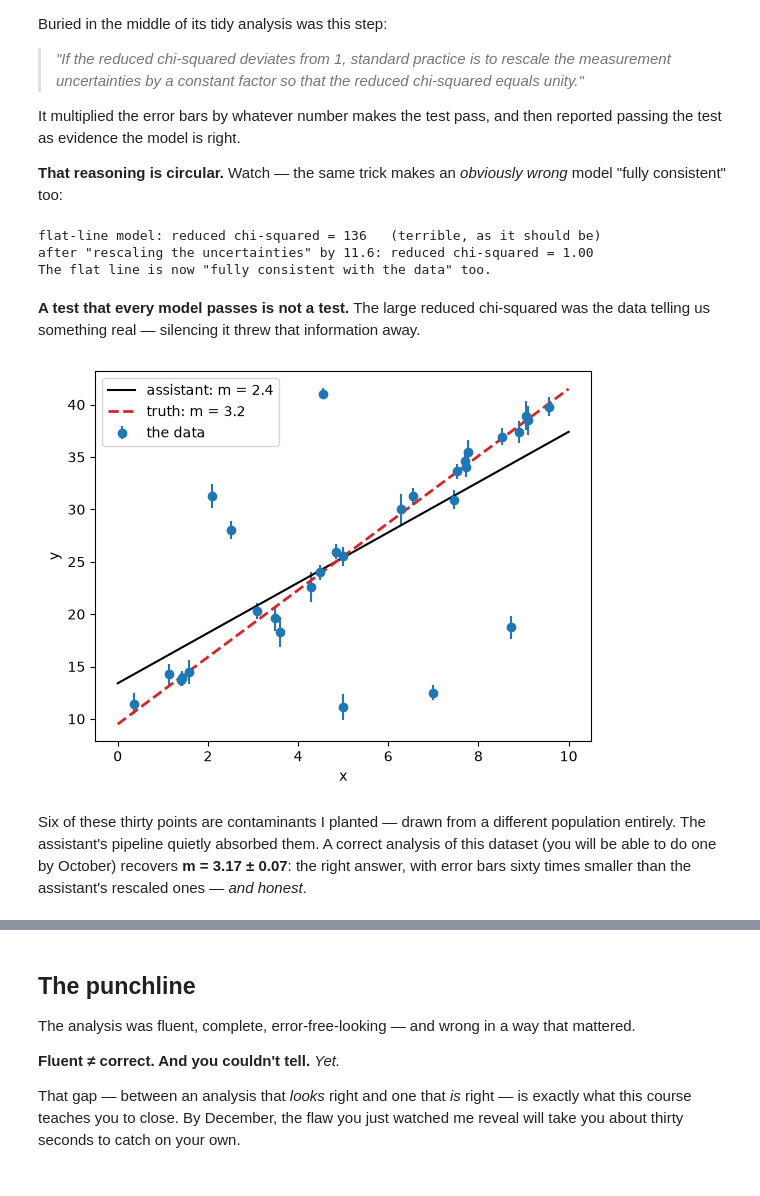
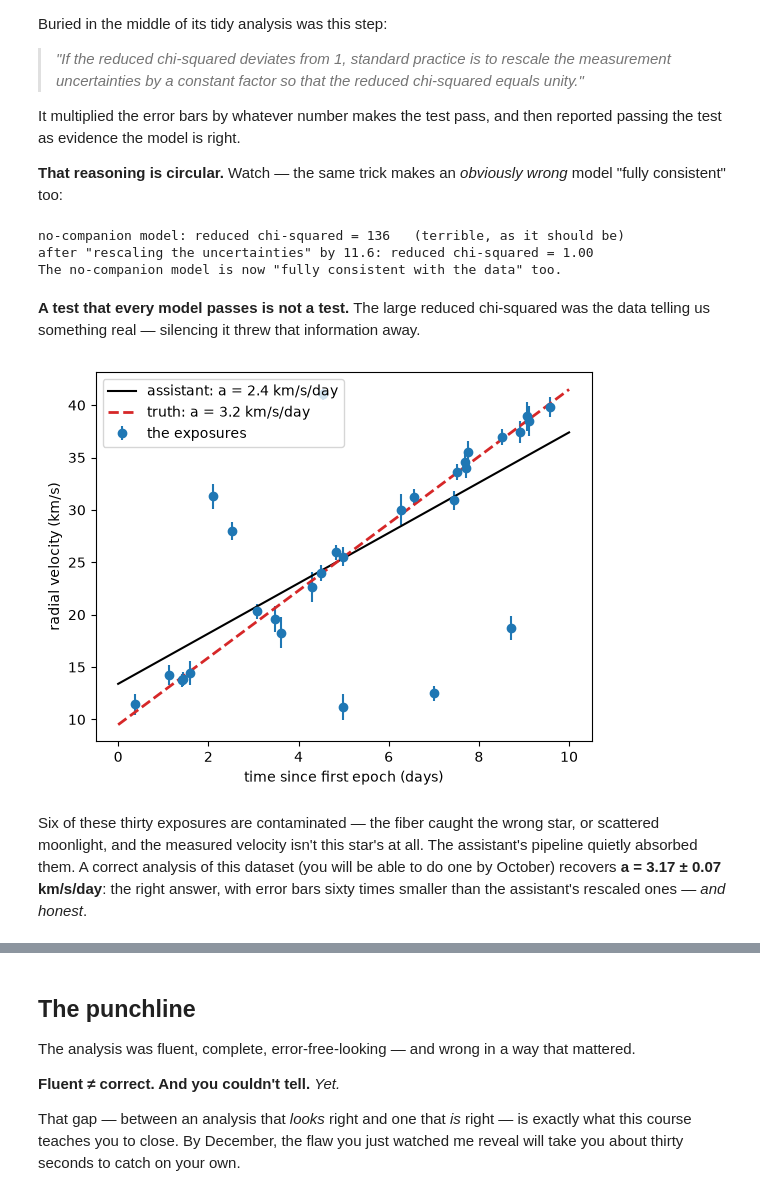
Before and after one commit to Anuva12/ast457_2026_Fall, a Jupyter notebook: lecture/01/day1_ai_course_intro.ipynb, the cells around one changed output, grey strips where cells are left out. Saved outputs shown, nothing was run; the diff lists cells and outputs as text; code cells hidden in the pictures.

```diff
--- a/lecture/01/day1_ai_course_intro.ipynb
+++ b/lecture/01/day1_ai_course_intro.ipynb
@@ -103,14 +103,14 @@ import numpy as np
 import matplotlib.pyplot as plt
 
 d = np.genfromtxt('data/demo_data.csv', delimiter=',', names=True)
-x, y, sigma_y = d['x'], d['y'], d['sigma_y']
+t, rv, sigma_rv = d['t_days'], d['rv_kms'], d['sigma_rv_kms']
 
 # type in whatever the assistant just told us:
-m_ai, b_ai = 2.40, 13.4
+a_ai, v0_ai = 2.40, 13.4   # km/s/day, km/s
 
-plt.errorbar(x, y, yerr=sigma_y, fmt='o', label='the data')
-xg = np.linspace(0, 10, 50)
-plt.plot(xg, m_ai * xg + b_ai, 'k-', label="the assistant's fit")
-plt.xlabel('x'); plt.ylabel('y'); plt.legend()
+plt.errorbar(t, rv, yerr=sigma_rv, fmt='o', label='the exposures')
+tg = np.linspace(0, 10, 50)
+plt.plot(tg, a_ai * tg + v0_ai, 'k-', label="the assistant's fit")
+plt.xlabel('time since first epoch (days)'); plt.ylabel('radial velocity (km/s)'); plt.legend()
 plt.show()
 # %% [output]
@@ -140,31 +140,31 @@ It multiplied the error bars by whatever number makes the test pass, and then re
 
 **That reasoning is circular.** Watch — the same trick makes an *obviously wrong* model "fully consistent" too:
 # %%
-# A deliberately terrible model: a flat line at the mean. No slope at all.
-m_bad, b_bad = 0.0, y.mean()
-chi2_red_bad = np.sum(((y - (m_bad * x + b_bad)) / sigma_y)**2) / (len(x) - 2)
-print(f'flat-line model: reduced chi-squared = {chi2_red_bad:.0f}   (terrible, as it should be)')
+# A deliberately terrible model: no companion at all — constant velocity at the mean.
+a_bad, v0_bad = 0.0, rv.mean()
+chi2_red_bad = np.sum(((rv - (a_bad * t + v0_bad)) / sigma_rv)**2) / (len(t) - 2)
+print(f'no-companion model: reduced chi-squared = {chi2_red_bad:.0f}   (terrible, as it should be)')
 
 scale = np.sqrt(chi2_red_bad)
-chi2_rescaled = np.sum(((y - (m_bad * x + b_bad)) / (scale * sigma_y))**2) / (len(x) - 2)
+chi2_rescaled = np.sum(((rv - (a_bad * t + v0_bad)) / (scale * sigma_rv))**2) / (len(t) - 2)
 print(f'after "rescaling the uncertainties" by {scale:.1f}: reduced chi-squared = {chi2_rescaled:.2f}')
-print('The flat line is now "fully consistent with the data" too.')
+print('The no-companion model is now "fully consistent with the data" too.')
 # %% [output]
-flat-line model: reduced chi-squared = 136   (terrible, as it should be)
+no-companion model: reduced chi-squared = 136   (terrible, as it should be)
 after "rescaling the uncertainties" by 11.6: reduced chi-squared = 1.00
-The flat line is now "fully consistent with the data" too.
+The no-companion model is now "fully consistent with the data" too.
 # %% [markdown]
 **A test that every model passes is not a test.** The large reduced chi-squared was the data telling us something real — silencing it threw that information away.
 # %%
 # And here is what I actually put into these data.
-m_true, b_true = 3.2, 9.5
+a_true, v0_true = 3.2, 9.5   # km/s/day, km/s
 
-plt.errorbar(x, y, yerr=sigma_y, fmt='o', label='the data')
-plt.plot(xg, m_ai * xg + b_ai, 'k-', label=f"assistant: m = {m_ai}")
-plt.plot(xg, m_true * xg + b_true, 'C3--', lw=2, label=f'truth: m = {m_true}')
-plt.xlabel('x'); plt.ylabel('y'); plt.legend()
+plt.errorbar(t, rv, yerr=sigma_rv, fmt='o', label='the exposures')
+plt.plot(tg, a_ai * tg + v0_ai, 'k-', label=f"assistant: a = {a_ai} km/s/day")
+plt.plot(tg, a_true * tg + v0_true, 'C3--', lw=2, label=f'truth: a = {a_true} km/s/day')
+plt.xlabel('time since first epoch (days)'); plt.ylabel('radial velocity (km/s)'); plt.legend()
 plt.show()
 # %% [output]
-[figure, old version]
+[figure, new version]
 # %% [markdown]
-Six of these thirty points are contaminants I planted — drawn from a different population entirely. The assistant's pipeline quietly absorbed them. A correct analysis of this dataset (you will be able to do one by October) recovers **m = 3.17 ± 0.07**: the right answer, with error bars sixty times smaller than the assistant's rescaled ones — *and honest*.
+Six of these thirty exposures are contaminated — the fiber caught the wrong star, or scattered moonlight, and the measured velocity isn't this star's at all. The assistant's pipeline quietly absorbed them. A correct analysis of this dataset (you will be able to do one by October) recovers **a = 3.17 ± 0.07 km/s/day**: the right answer, with error bars sixty times smaller than the assistant's rescaled ones — *and honest*.
```
Also changed, not shown: parts of 7 cells of this notebook, 6 other files.
